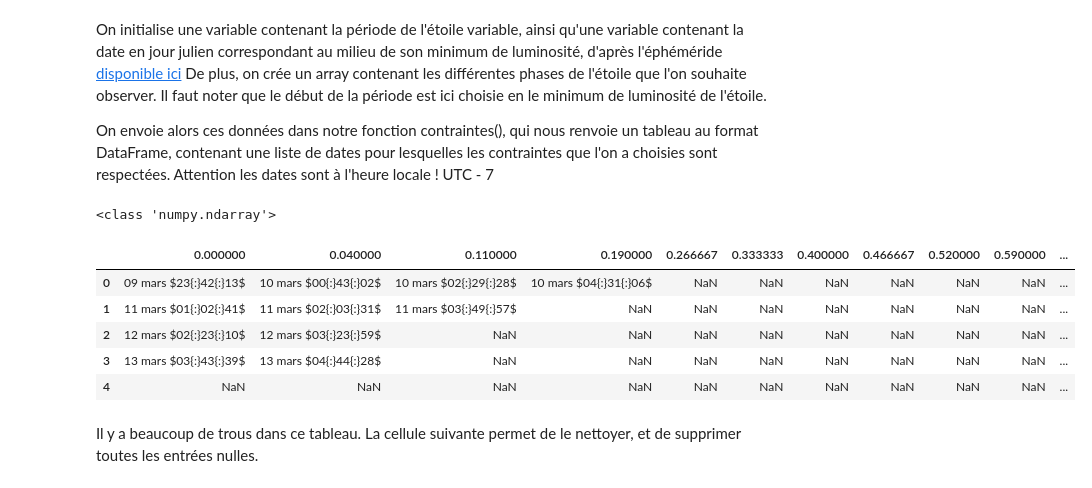
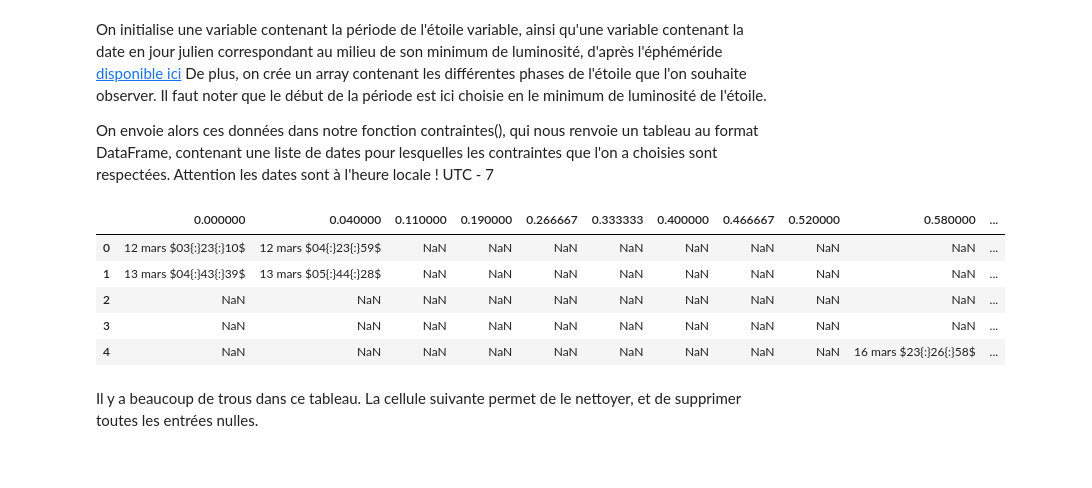
Before and after one commit to nicolasGrim/stage_astro, a Jupyter notebook: Calcul dates d'observation du boo.ipynb, the cells around one changed output. Drawn from its saved outputs; the diff is of its cells as text; code cells hidden in the pictures.

Commit message:
prise en compte du changement d'heure au nouveau-mexique

```diff
--- a/Calcul dates d'observation du boo.ipynb
+++ b/Calcul dates d'observation du boo.ipynb
@@ -64,8 +64,13 @@ def constraintes(amount, minimum, periode, phases, altitude, distance_lune) :
                 np.logical_and(constraints[1](observatoire, target, times = time[n]) == True,
                                constraints[2](observatoire, target, times = time[n]) == True))
 
-    #On se replace à l'heure = UTC - 7
+    #On se replace à l'heure = UTC - 7 si on est avant la date du changement d'heure au nouveau-mexique
+    #Sinon, on se place à UTC - 6
+    dst_nm = Time(datetime(2000, 3, 8, 2, 0, 0), format="datetime", scale = "utc")
     time = time - 7 * u.hour
+
+    mask = np.where(time >= dst_nm)
+    time[mask] = time[mask] + 1*u.hour
 
     #On extrait un array de notre tableau time dans un format de dates jour-mois Heure minute seconde
     #mis en forme pour un affichage sous latex (suppression de l'espace avant le deux-points)
@@ -141,7 +151,7 @@ fig.savefig('figures/cds_luminosite_centree.png')
 # %%
 
 phases = np.linspace(0, 1, 16)
-phases[-8:] = [0.52 , 0.59, 0.67,0.76, 0.83, 0.91, 0.98, 1.0]
+phases[-8:] = [0.52 , 0.58, 0.65 ,0.72, 0.79, 0.87, 0.95, 1.0]
 phases[:4] = [0, 0.04, 0.11, 0.19]
 phases = phases[:-1]
 
@@ -196,25 +206,24 @@ Attention les dates sont à l'heure locale ! UTC - 7
 # %%
 minimum = 2458893.438
 periode = 1.0558882
 altitude_min = 30
 distance_lune = 30
 
 #On avance dans le temps jusqu'à ce que la date indiqué pour le minimum soit postérieure à la date
 #actuelle
 today = Time(datetime.utcnow(), format = 'datetime')
-while minimum < today.jd :
+while minimum < today.jd -3 :
     minimum = minimum + periode
 
 dates = constraintes(20, minimum, periode, phases, altitude_min, distance_lune)
 dates.head()
 # %% [output]
-<class 'numpy.ndarray'>
-|  | 0.000000 | 0.040000 | 0.110000 | 0.190000 | 0.266667 | 0.333333 | 0.400000 | 0.466667 | 0.520000 | 0.590000 | ... |
-| 0 | 09 mars $23{:}42{:}13$ | 10 mars $00{:}43{:}02$ | 10 mars $02{:}29{:}28$ | 10 mars $04{:}31{:}06$ | NaN | NaN | NaN | NaN | NaN | NaN | ... |
-| 1 | 11 mars $01{:}02{:}41$ | 11 mars $02{:}03{:}31$ | 11 mars $03{:}49{:}57$ | NaN | NaN | NaN | NaN | NaN | NaN | NaN | ... |
-| 2 | 12 mars $02{:}23{:}10$ | 12 mars $03{:}23{:}59$ | NaN | NaN | NaN | NaN | NaN | NaN | NaN | NaN | ... |
-| 3 | 13 mars $03{:}43{:}39$ | 13 mars $04{:}44{:}28$ | NaN | NaN | NaN | NaN | NaN | NaN | NaN | NaN | ... |
-| 4 | NaN | NaN | NaN | NaN | NaN | NaN | NaN | NaN | NaN | NaN | ... |
+|  | 0.000000 | 0.040000 | 0.110000 | 0.190000 | 0.266667 | 0.333333 | 0.400000 | 0.466667 | 0.520000 | 0.580000 | ... |
+| 0 | 12 mars $03{:}23{:}10$ | 12 mars $04{:}23{:}59$ | NaN | NaN | NaN | NaN | NaN | NaN | NaN | NaN | ... |
+| 1 | 13 mars $04{:}43{:}39$ | 13 mars $05{:}44{:}28$ | NaN | NaN | NaN | NaN | NaN | NaN | NaN | NaN | ... |
+| 2 | NaN | NaN | NaN | NaN | NaN | NaN | NaN | NaN | NaN | NaN | ... |
+| 3 | NaN | NaN | NaN | NaN | NaN | NaN | NaN | NaN | NaN | NaN | ... |
+| 4 | NaN | NaN | NaN | NaN | NaN | NaN | NaN | NaN | NaN | 16 mars $23{:}26{:}58$ | ... |
 # %% [markdown]
 Il y a beaucoup de trous dans ce tableau. La cellule suivante permet de le nettoyer, et de supprimer toutes les entrées nulles.
 # %%
```
Also changed, not shown: parts of 5 cells of this notebook.
